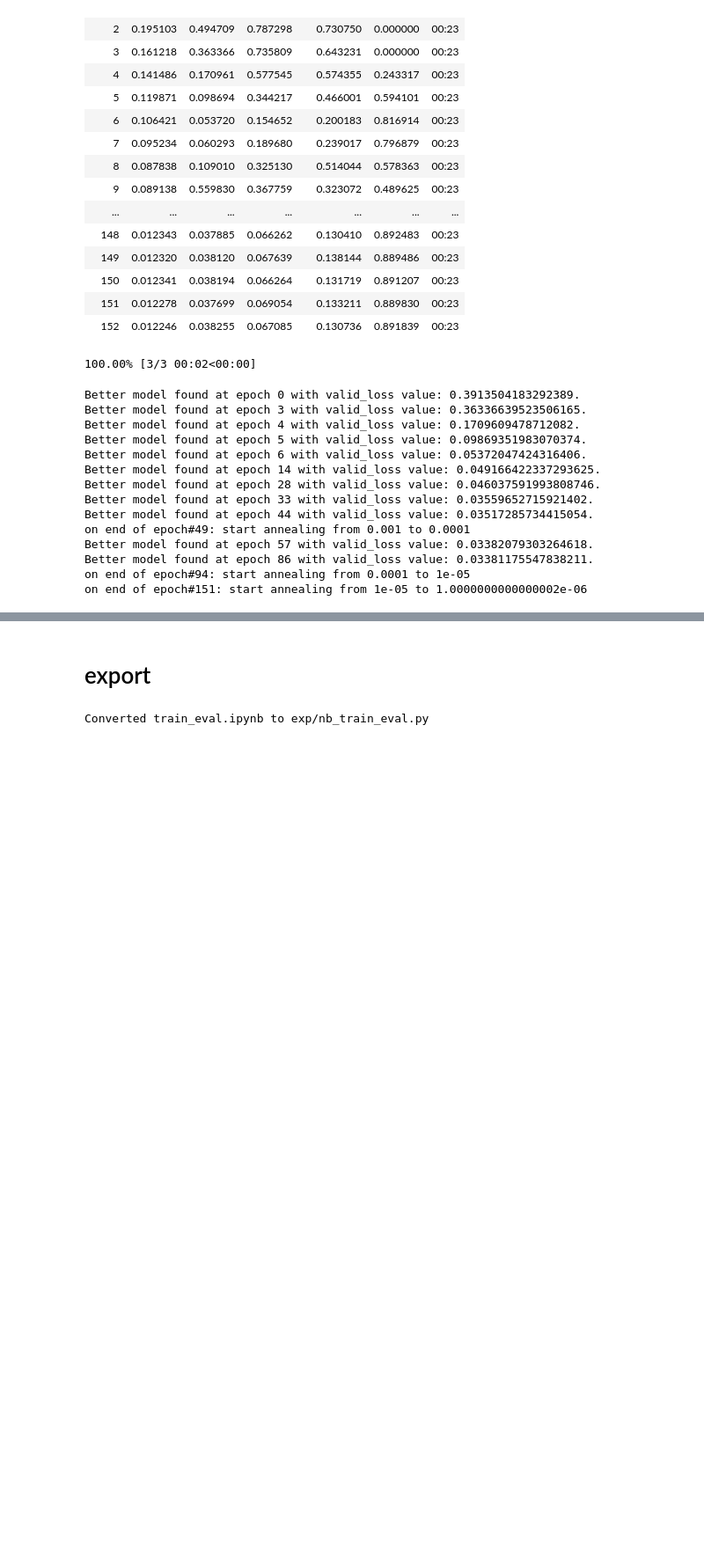
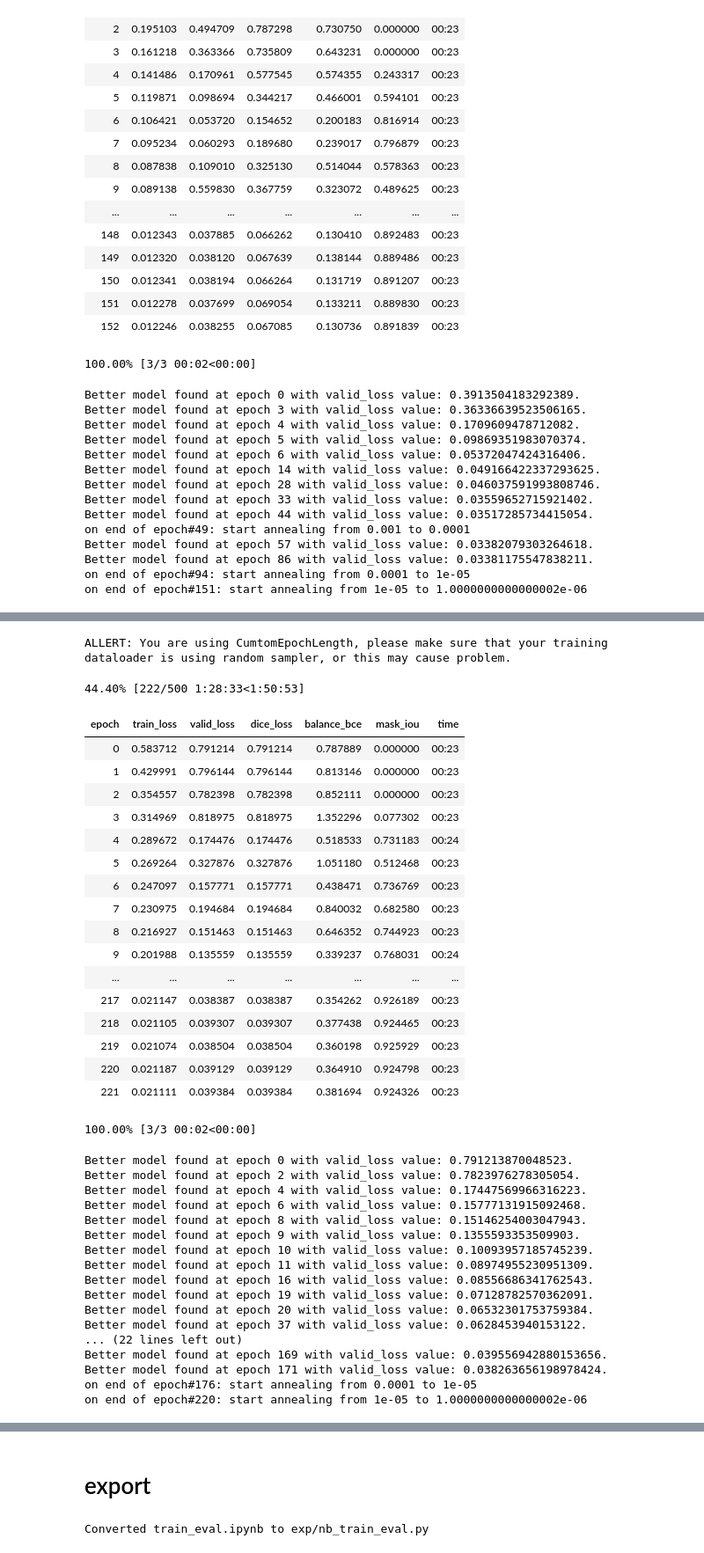
Before and after one commit to uid42/image_segmentation_demo, a Jupyter notebook: train_eval.ipynb, the cells around one changed output, grey strips where cells are left out. Shown at 88% size. Drawn from its saved outputs; the diff is of its cells as text; code cells hidden in the pictures; blank space fills up the shorter version.

```diff
--- a/train_eval.ipynb
+++ b/train_eval.ipynb
@@ -791,0 +884,12 @@ backup_train_logs(tag)
+# %%
+tag = '__'.join(['resnet18', 'vanila', 'dice', 'dataset200','adam', 'NaN', 'transform_flipH_rotate'])
+# %%
+#200数据集，带transfrom。只用flip，flip_vert也按默认的False，rotate，
+ds = './data/dataset_20200715'
+data_200_tfm2 = nb_databunch.get_databunch(ds, bs=BS, device=device
+                , transforms = get_transforms(do_flip=True, flip_vert=False
+                    , max_rotate=10, max_zoom=1., max_lighting=0, max_warp=0.
+                    , p_affine=0., p_lighting=0))
+# %%
+getlearn = partial(get_learn, data = data_200_tfm2, model_name = 'resnet18'
+                , loss_func_name = 'dice_loss', allres = False, tag = tag)
@@ -791,0 +916,48 @@ backup_train_logs(tag)
+# %%
+lrs = [1e-3]
+checkpoints = [None]
+opts = [optf_adam]
+
+nb_train_script_logger.multi_train(get_learn=getlearn,
+            epoch_len=1e9, epochs=500,
+            opts=opts, lrs=lrs, checkpoints=checkpoints,
+            tb_log_root='./tb_log/',
+            autoSave=True)
+# %% [output]
+ALLERT: You are using CumtomEpochLength, please make sure that your training dataloader is using random sampler, or this may cause problem.
+44.40% [222/500 1:28:33<1:50:53]
+| epoch | train_loss | valid_loss | dice_loss | balance_bce | mask_iou | time |
+| 0 | 0.583712 | 0.791214 | 0.791214 | 0.787889 | 0.000000 | 00:23 |
+| 1 | 0.429991 | 0.796144 | 0.796144 | 0.813146 | 0.000000 | 00:23 |
+| 2 | 0.354557 | 0.782398 | 0.782398 | 0.852111 | 0.000000 | 00:23 |
+| 3 | 0.314969 | 0.818975 | 0.818975 | 1.352296 | 0.077302 | 00:23 |
+| 4 | 0.289672 | 0.174476 | 0.174476 | 0.518533 | 0.731183 | 00:24 |
+| 5 | 0.269264 | 0.327876 | 0.327876 | 1.051180 | 0.512468 | 00:23 |
+| 6 | 0.247097 | 0.157771 | 0.157771 | 0.438471 | 0.736769 | 00:23 |
+| 7 | 0.230975 | 0.194684 | 0.194684 | 0.840032 | 0.682580 | 00:23 |
+| 8 | 0.216927 | 0.151463 | 0.151463 | 0.646352 | 0.744923 | 00:23 |
+| 9 | 0.201988 | 0.135559 | 0.135559 | 0.339237 | 0.768031 | 00:24 |
+| ... | ... | ... | ... | ... | ... | ... |
+| 217 | 0.021147 | 0.038387 | 0.038387 | 0.354262 | 0.926189 | 00:23 |
+| 218 | 0.021105 | 0.039307 | 0.039307 | 0.377438 | 0.924465 | 00:23 |
+| 219 | 0.021074 | 0.038504 | 0.038504 | 0.360198 | 0.925929 | 00:23 |
+| 220 | 0.021187 | 0.039129 | 0.039129 | 0.364910 | 0.924798 | 00:23 |
+| 221 | 0.021111 | 0.039384 | 0.039384 | 0.381694 | 0.924326 | 00:23 |
+100.00% [3/3 00:02<00:00]
+Better model found at epoch 0 with valid_loss value: 0.791213870048523.
+Better model found at epoch 2 with valid_loss value: 0.7823976278305054.
+Better model found at epoch 4 with valid_loss value: 0.17447569966316223.
+Better model found at epoch 6 with valid_loss value: 0.15777131915092468.
+Better model found at epoch 8 with valid_loss value: 0.15146254003047943.
+Better model found at epoch 9 with valid_loss value: 0.1355593353509903.
+Better model found at epoch 10 with valid_loss value: 0.10093957185745239.
+Better model found at epoch 11 with valid_loss value: 0.08974955230951309.
+Better model found at epoch 16 with valid_loss value: 0.08556686341762543.
+Better model found at epoch 19 with valid_loss value: 0.07128782570362091.
+Better model found at epoch 20 with valid_loss value: 0.06532301753759384.
+Better model found at epoch 37 with valid_loss value: 0.0628453940153122.
+... (22 lines left out)
+Better model found at epoch 169 with valid_loss value: 0.039556942880153656.
+Better model found at epoch 171 with valid_loss value: 0.038263656198978424.
+on end of epoch#176: start annealing from 0.0001 to 1e-05
+on end of epoch#220: start annealing from 1e-05 to 1.0000000000000002e-06
```
Also changed, not shown: parts of 22 cells of this notebook.
